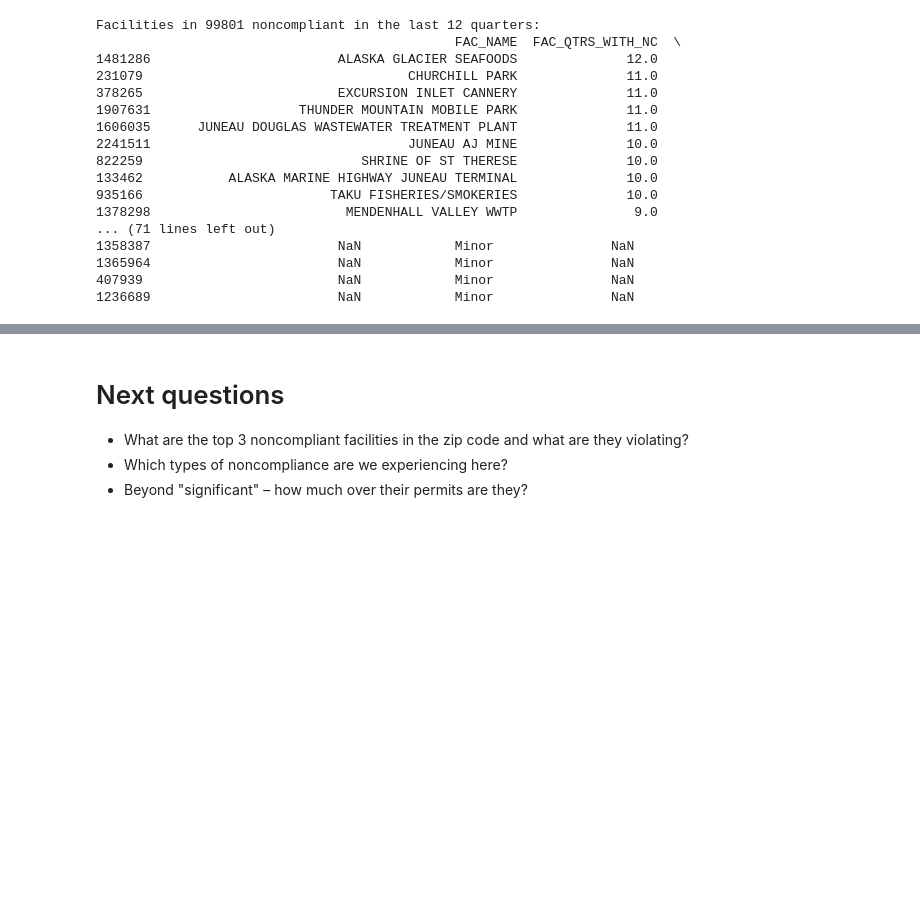
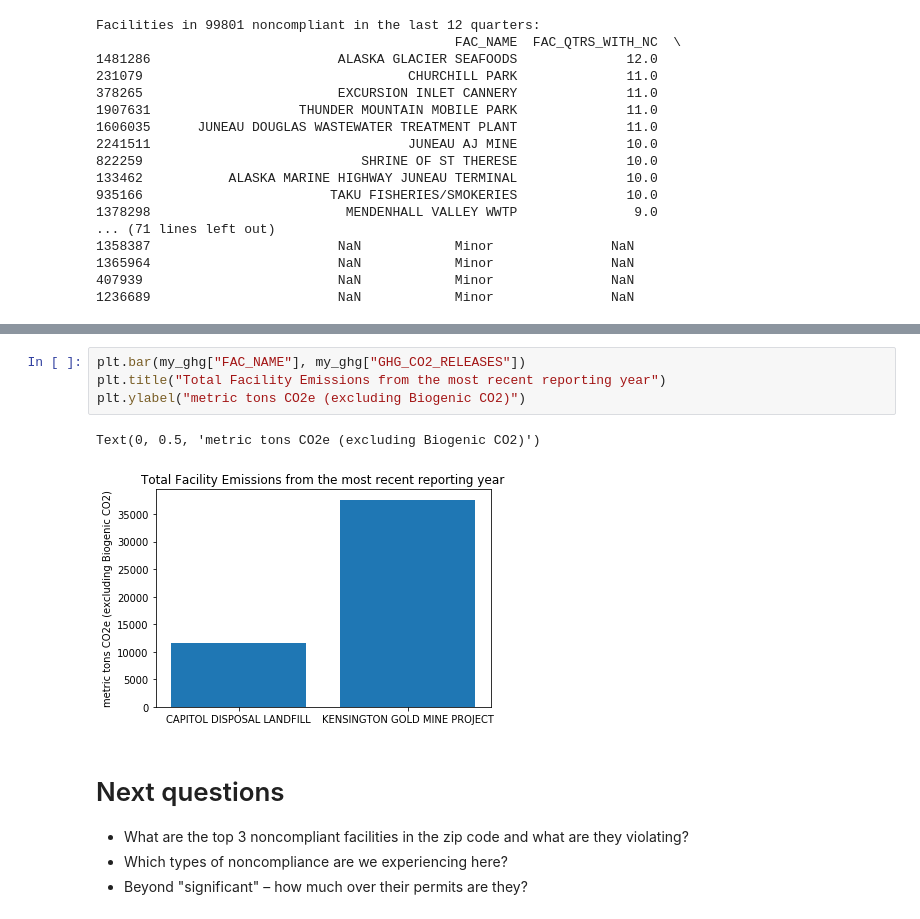
Before and after one commit to edgi-govdata-archiving/ECHO-by-Zip-Code, a Jupyter notebook: echo-by-zip.ipynb, the cells around one changed output, grey strips where cells are left out. Drawn from its saved outputs; the diff is of its cells as text; blank space fills up the shorter version.

```diff
--- a/echo-by-zip.ipynb
+++ b/echo-by-zip.ipynb
@@ -207,3 +233,10 @@ Facilities in 99801 noncompliant in the last 12 quarters:
+# %%
+plt.bar(my_ghg["FAC_NAME"], my_ghg["GHG_CO2_RELEASES"])
+plt.title("Total Facility Emissions from the most recent reporting year")
+plt.ylabel("metric tons CO2e (excluding Biogenic CO2)")
+# %% [output]
+Text(0, 0.5, 'metric tons CO2e (excluding Biogenic CO2)')
+[figure, added]
 # %% [markdown]
 # Next questions
 * What are the top 3 noncompliant facilities in the zip code and what are they violating?
```
Also changed, not shown: parts of 5 cells of this notebook.
